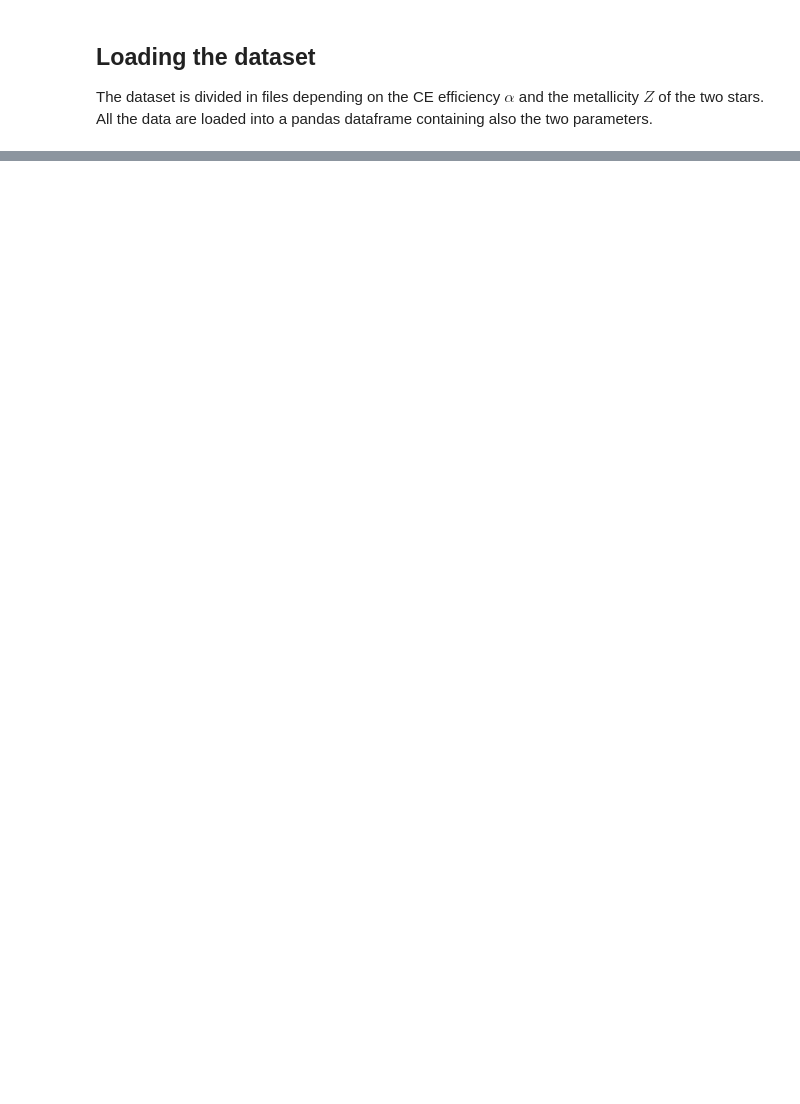
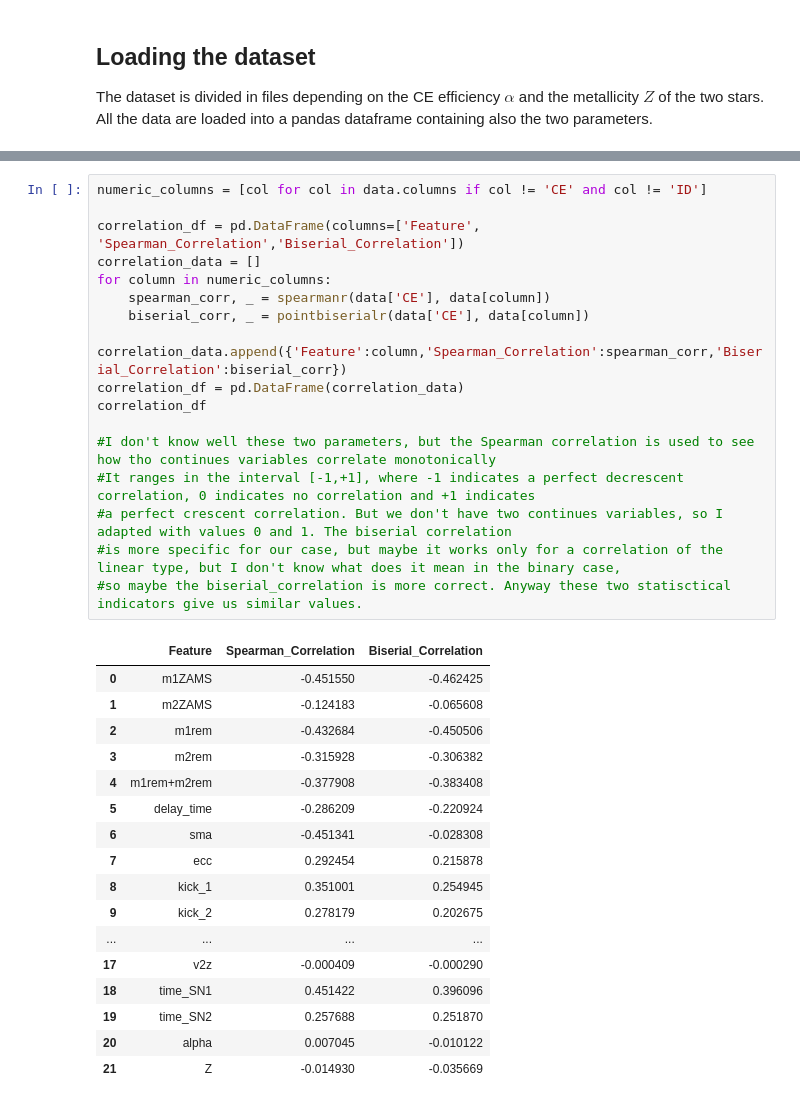
Before and after one commit to Giacomo-Menegatti/AstroLab, a Jupyter notebook: AstroLab.ipynb, the cells around one changed output, grey strips where cells are left out. Drawn from its saved outputs; the diff is of its cells as text; blank space fills up the shorter version.

```diff
--- a/AstroLab.ipynb
+++ b/AstroLab.ipynb
@@ -59,0 +78,35 @@ ValueError: Could not interpret value `m1rem/Msun` for parameter `x`
+# %%
+numeric_columns = [col for col in data.columns if col != 'CE' and col != 'ID']
+
+correlation_df = pd.DataFrame(columns=['Feature', 'Spearman_Correlation','Biserial_Correlation'])
+correlation_data = []
+for column in numeric_columns:
+    spearman_corr, _ = spearmanr(data['CE'], data[column])
+    biserial_corr, _ = pointbiserialr(data['CE'], data[column])
+    correlation_data.append({'Feature':column,'Spearman_Correlation':spearman_corr,'Biserial_Correlation':biserial_corr})
+correlation_df = pd.DataFrame(correlation_data)
+correlation_df
+
+#I don't know well these two parameters, but the Spearman correlation is used to see how tho continues variables correlate monotonically
+#It ranges in the interval [-1,+1], where -1 indicates a perfect decrescent correlation, 0 indicates no correlation and +1 indicates
+#a perfect crescent correlation. But we don't have two continues variables, so I adapted with values 0 and 1. The biserial correlation
+#is more specific for our case, but maybe it works only for a correlation of the linear type, but I don't know what does it mean in the binary case,
+#so maybe the biserial_correlation is more correct. Anyway these two statisctical indicators give us similar values.
+# %% [output]
+|  | Feature | Spearman_Correlation | Biserial_Correlation |
+| 0 | m1ZAMS | -0.451550 | -0.462425 |
+| 1 | m2ZAMS | -0.124183 | -0.065608 |
+| 2 | m1rem | -0.432684 | -0.450506 |
+| 3 | m2rem | -0.315928 | -0.306382 |
+| 4 | m1rem+m2rem | -0.377908 | -0.383408 |
+| 5 | delay_time | -0.286209 | -0.220924 |
+| 6 | sma | -0.451341 | -0.028308 |
+| 7 | ecc | 0.292454 | 0.215878 |
+| 8 | kick_1 | 0.351001 | 0.254945 |
+| 9 | kick_2 | 0.278179 | 0.202675 |
+| ... | ... | ... | ... |
+| 17 | v2z | -0.000409 | -0.000290 |
+| 18 | time_SN1 | 0.451422 | 0.396096 |
+| 19 | time_SN2 | 0.257688 | 0.251870 |
+| 20 | alpha | 0.007045 | -0.010122 |
+| 21 | Z | -0.014930 | -0.035669 |
```
Also changed, not shown: parts of 6 cells of this notebook.
